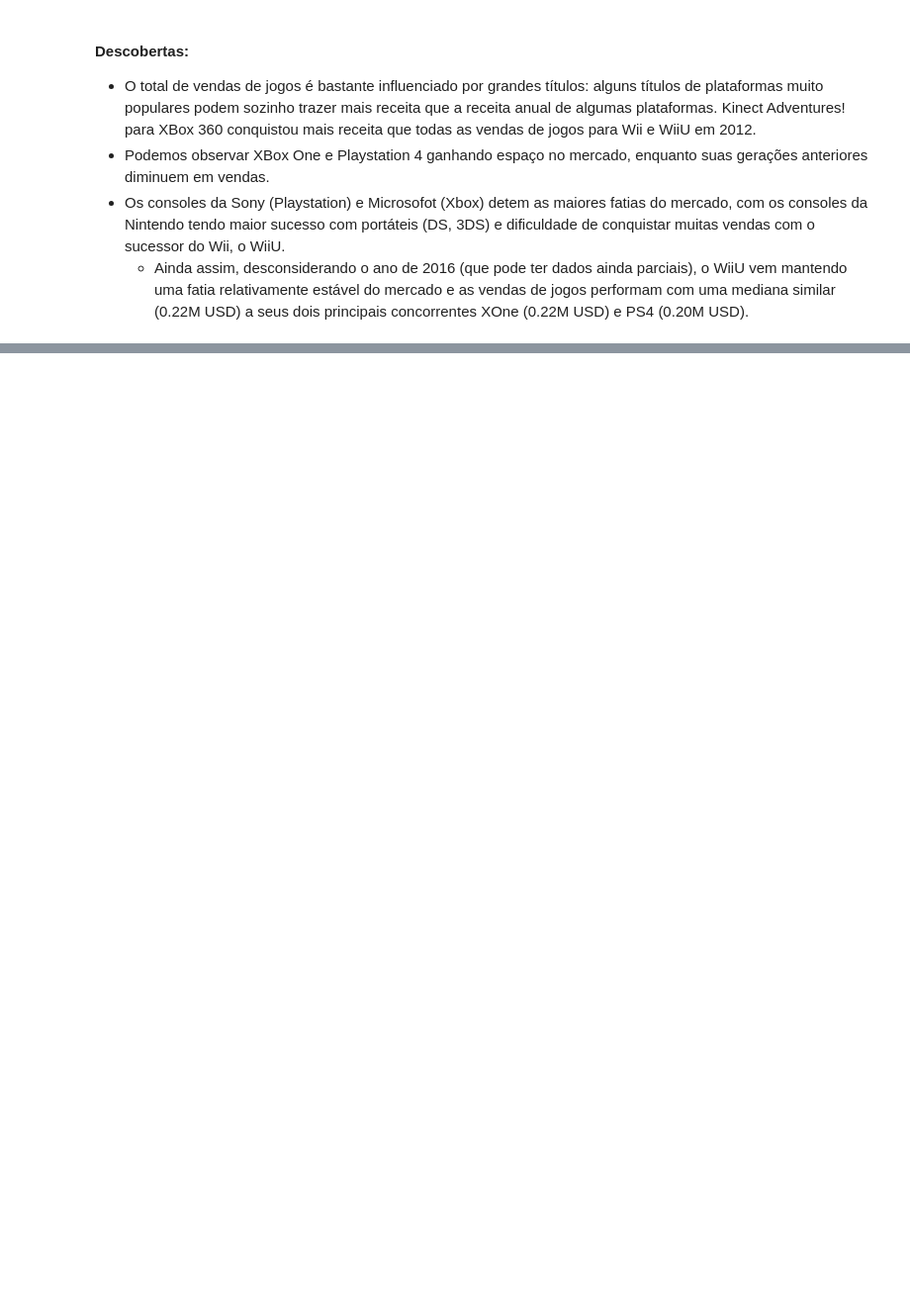
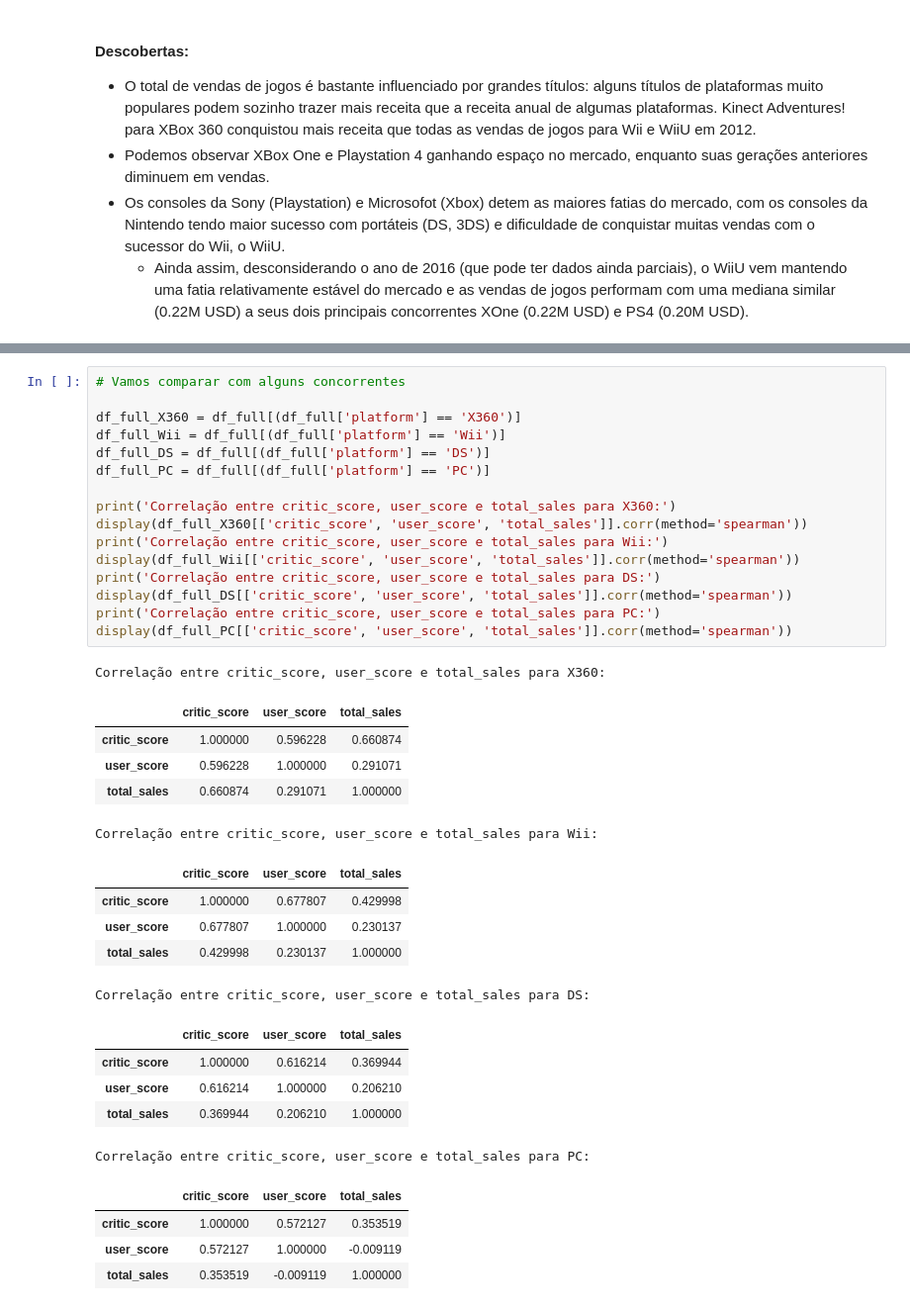
Before and after one commit to peperrone/mbads-sprint7-games, a Jupyter notebook: notebook.ipynb, the cells around one changed output, grey strips where cells are left out. Shown at 99% size. Saved outputs shown, nothing was run; the diff lists cells and outputs as text; blank space fills up the shorter version.

```diff
--- a/notebook.ipynb
+++ b/notebook.ipynb
@@ -872,0 +944,37 @@ fig.show()
+# %%
+# Vamos comparar com alguns concorrentes
+
+df_full_X360 = df_full[(df_full['platform'] == 'X360')]
+df_full_Wii = df_full[(df_full['platform'] == 'Wii')]
+df_full_DS = df_full[(df_full['platform'] == 'DS')]
+df_full_PC = df_full[(df_full['platform'] == 'PC')]
+
+print('Correlação entre critic_score, user_score e total_sales para X360:')
+display(df_full_X360[['critic_score', 'user_score', 'total_sales']].corr(method='spearman'))
+print('Correlação entre critic_score, user_score e total_sales para Wii:')
+display(df_full_Wii[['critic_score', 'user_score', 'total_sales']].corr(method='spearman'))
+print('Correlação entre critic_score, user_score e total_sales para DS:')
+display(df_full_DS[['critic_score', 'user_score', 'total_sales']].corr(method='spearman'))
+print('Correlação entre critic_score, user_score e total_sales para PC:')
+display(df_full_PC[['critic_score', 'user_score', 'total_sales']].corr(method='spearman'))
+# %% [output]
+Correlação entre critic_score, user_score e total_sales para X360:
+|  | critic_score | user_score | total_sales |
+| critic_score | 1.000000 | 0.596228 | 0.660874 |
+| user_score | 0.596228 | 1.000000 | 0.291071 |
+| total_sales | 0.660874 | 0.291071 | 1.000000 |
+Correlação entre critic_score, user_score e total_sales para Wii:
+|  | critic_score | user_score | total_sales |
+| critic_score | 1.000000 | 0.677807 | 0.429998 |
+| user_score | 0.677807 | 1.000000 | 0.230137 |
+| total_sales | 0.429998 | 0.230137 | 1.000000 |
+Correlação entre critic_score, user_score e total_sales para DS:
+|  | critic_score | user_score | total_sales |
+| critic_score | 1.000000 | 0.616214 | 0.369944 |
+| user_score | 0.616214 | 1.000000 | 0.206210 |
+| total_sales | 0.369944 | 0.206210 | 1.000000 |
+Correlação entre critic_score, user_score e total_sales para PC:
+|  | critic_score | user_score | total_sales |
+| critic_score | 1.000000 | 0.572127 | 0.353519 |
+| user_score | 0.572127 | 1.000000 | -0.009119 |
+| total_sales | 0.353519 | -0.009119 | 1.000000 |
```
Also changed, not shown: parts of 11 cells of this notebook.
